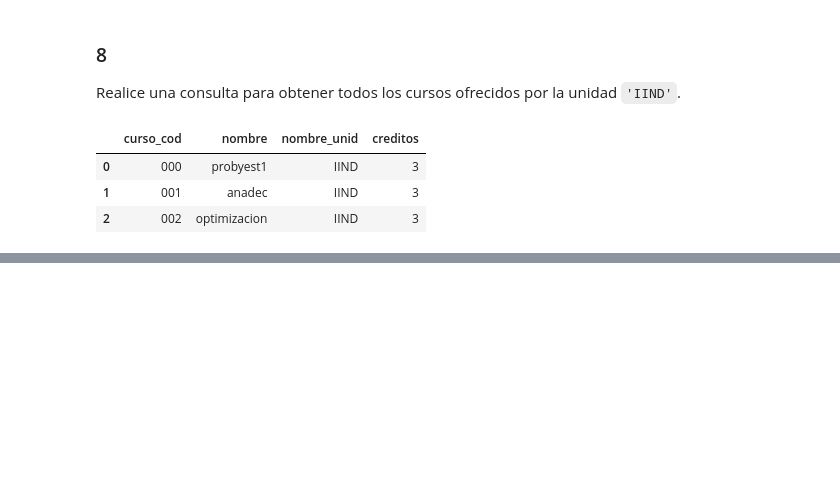
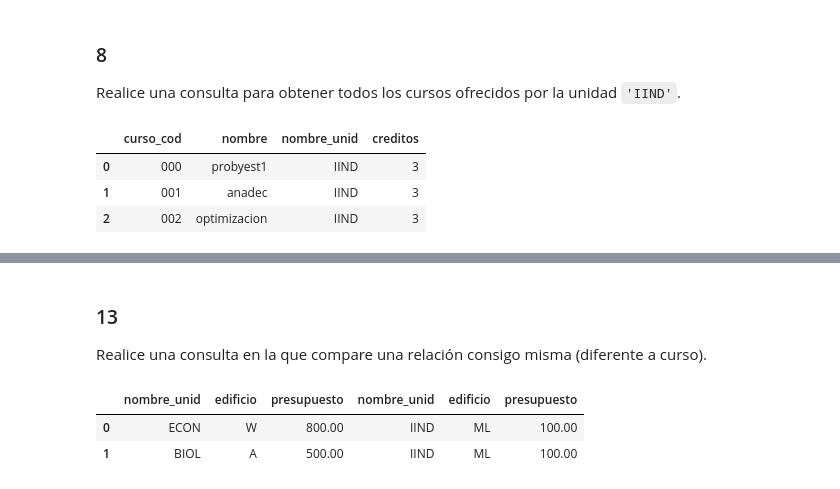
Before and after one commit to AnaliticaComputacional-2023-10/Taller7, a Jupyter notebook: Taller 7 - Solución.ipynb, the cells around one changed output, grey strips where cells are left out. Cells and saved outputs as stored; diff of their text form; code cells hidden in the pictures; blank space fills up the shorter version.

```diff
--- a/Taller 7 - Solución.ipynb
+++ b/Taller 7 - Solución.ipynb
@@ -233,0 +339,16 @@ df
+# %% [markdown]
+### 13
+Realice una consulta en la que compare una relación consigo misma (diferente a curso).
+# %%
+query = """
+SELECT *
+FROM unid_acad AS A, unid_acad AS B
+WHERE A.presupuesto > B.presupuesto
+AND B.edificio = 'ML'
+;"""
+df = pdsql(query, connection)
+df
+# %% [output]
+|  | nombre_unid | edificio | presupuesto | nombre_unid | edificio | presupuesto |
+| 0 | ECON | W | 800.00 | IIND | ML | 100.00 |
+| 1 | BIOL | A | 500.00 | IIND | ML | 100.00 |
```
Also changed, not shown: parts of 19 cells of this notebook.
